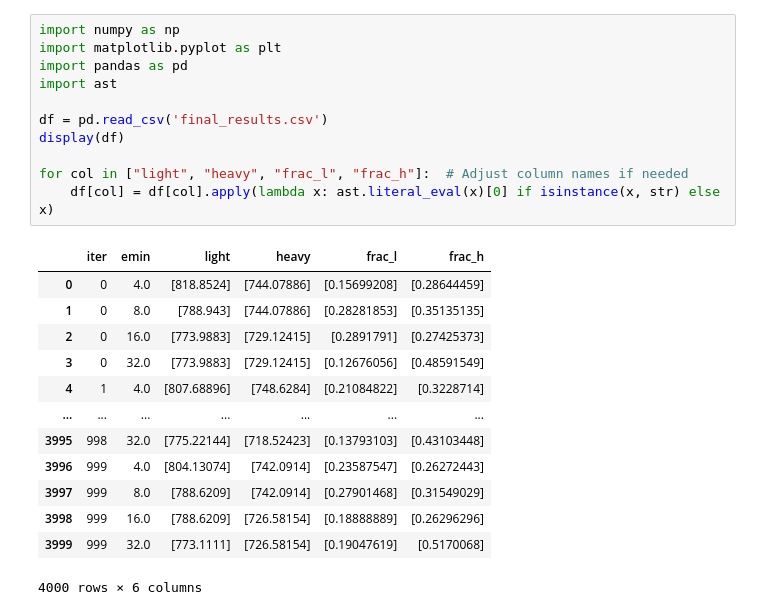
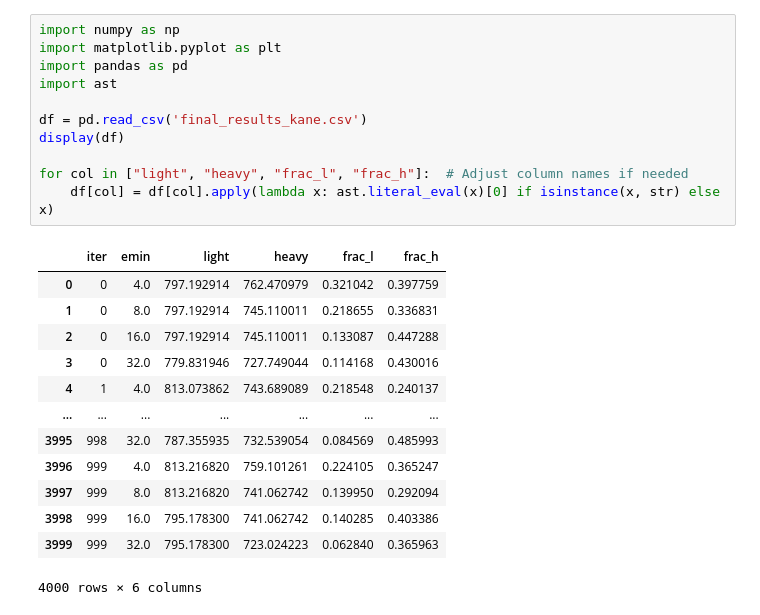
Before and after one commit to paolo-magnani/aixnet_simulations, a Jupyter notebook: final_plots.ipynb, the cells around one changed output. Saved outputs shown, nothing was run; the diff lists cells and outputs as text.

```diff
--- a/final_plots.ipynb
+++ b/final_plots.ipynb
@@ -1,27 +1,27 @@
 # %%
 import numpy as np
 import matplotlib.pyplot as plt
 import pandas as pd
 import ast
 
-df = pd.read_csv('final_results.csv')
+df = pd.read_csv('final_results_kane.csv')
 display(df)
 
 for col in ["light", "heavy", "frac_l", "frac_h"]:  # Adjust column names if needed
     df[col] = df[col].apply(lambda x: ast.literal_eval(x)[0] if isinstance(x, str) else x)
 # %% [output]
 |  | iter | emin | light | heavy | frac_l | frac_h |
-| 0 | 0 | 4.0 | [818.8524] | [744.07886] | [0.15699208] | [0.28644459] |
-| 1 | 0 | 8.0 | [788.943] | [744.07886] | [0.28281853] | [0.35135135] |
-| 2 | 0 | 16.0 | [773.9883] | [729.12415] | [0.2891791] | [0.27425373] |
-| 3 | 0 | 32.0 | [773.9883] | [729.12415] | [0.12676056] | [0.48591549] |
-| 4 | 1 | 4.0 | [807.68896] | [748.6284] | [0.21084822] | [0.3228714] |
+| 0 | 0 | 4.0 | 797.192914 | 762.470979 | 0.321042 | 0.397759 |
+| 1 | 0 | 8.0 | 797.192914 | 745.110011 | 0.218655 | 0.336831 |
+| 2 | 0 | 16.0 | 797.192914 | 745.110011 | 0.133087 | 0.447288 |
+| 3 | 0 | 32.0 | 779.831946 | 727.749044 | 0.114168 | 0.430016 |
+| 4 | 1 | 4.0 | 813.073862 | 743.689089 | 0.218548 | 0.240137 |
 | ... | ... | ... | ... | ... | ... | ... |
-| 3995 | 998 | 32.0 | [775.22144] | [718.52423] | [0.13793103] | [0.43103448] |
-| 3996 | 999 | 4.0 | [804.13074] | [742.0914] | [0.23587547] | [0.26272443] |
-| 3997 | 999 | 8.0 | [788.6209] | [742.0914] | [0.27901468] | [0.31549029] |
-| 3998 | 999 | 16.0 | [788.6209] | [726.58154] | [0.18888889] | [0.26296296] |
-| 3999 | 999 | 32.0 | [773.1111] | [726.58154] | [0.19047619] | [0.5170068] |
+| 3995 | 998 | 32.0 | 787.355935 | 732.539054 | 0.084569 | 0.485993 |
+| 3996 | 999 | 4.0 | 813.216820 | 759.101261 | 0.224105 | 0.365247 |
+| 3997 | 999 | 8.0 | 813.216820 | 741.062742 | 0.139950 | 0.292094 |
+| 3998 | 999 | 16.0 | 795.178300 | 741.062742 | 0.140285 | 0.403386 |
+| 3999 | 999 | 32.0 | 795.178300 | 723.024223 | 0.062840 | 0.365963 |
 4000 rows × 6 columns
 # %%
 colors ={'8': 'red', '16': 'green', '32': 'blue'}
```
Also changed, not shown: parts of 2 cells of this notebook, 16 other files.
